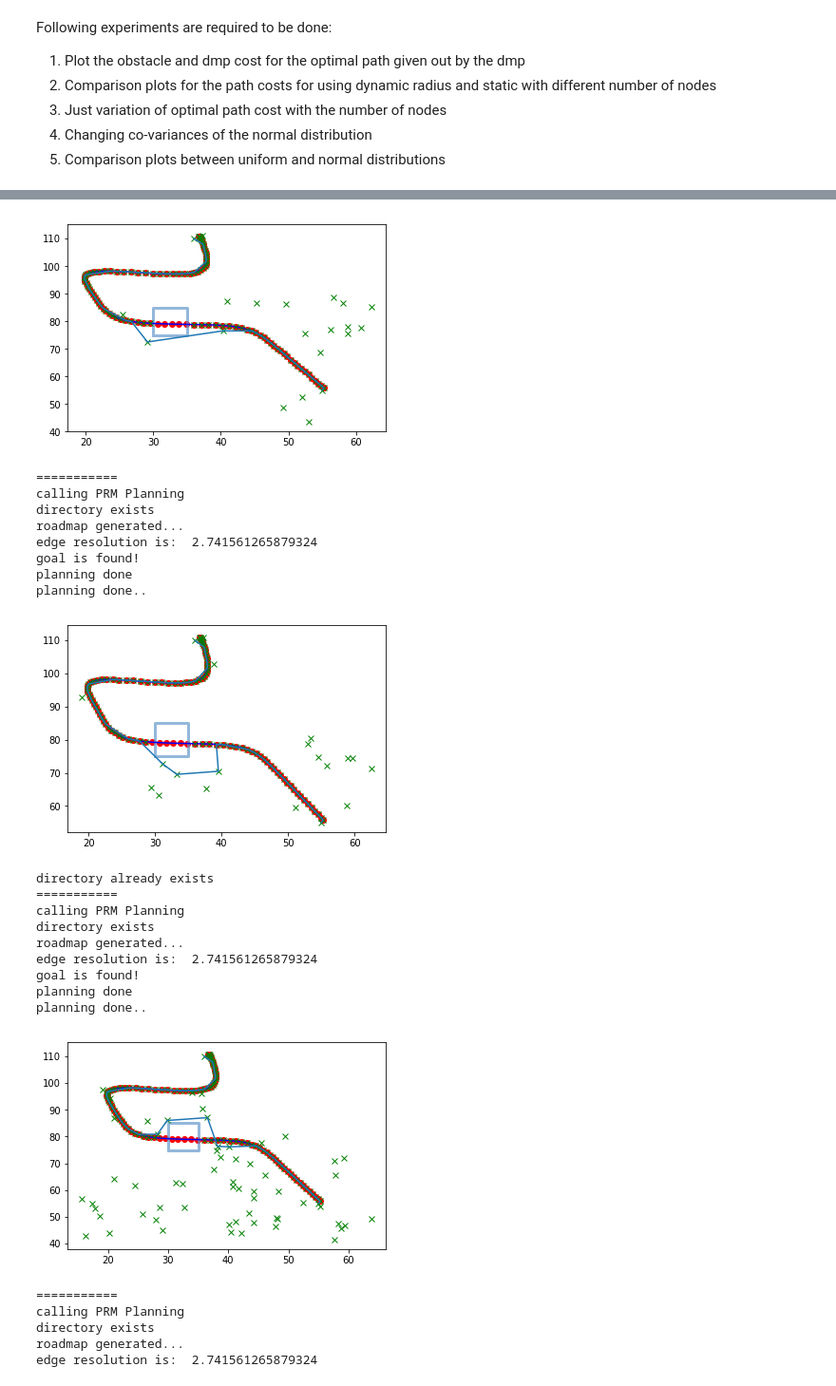
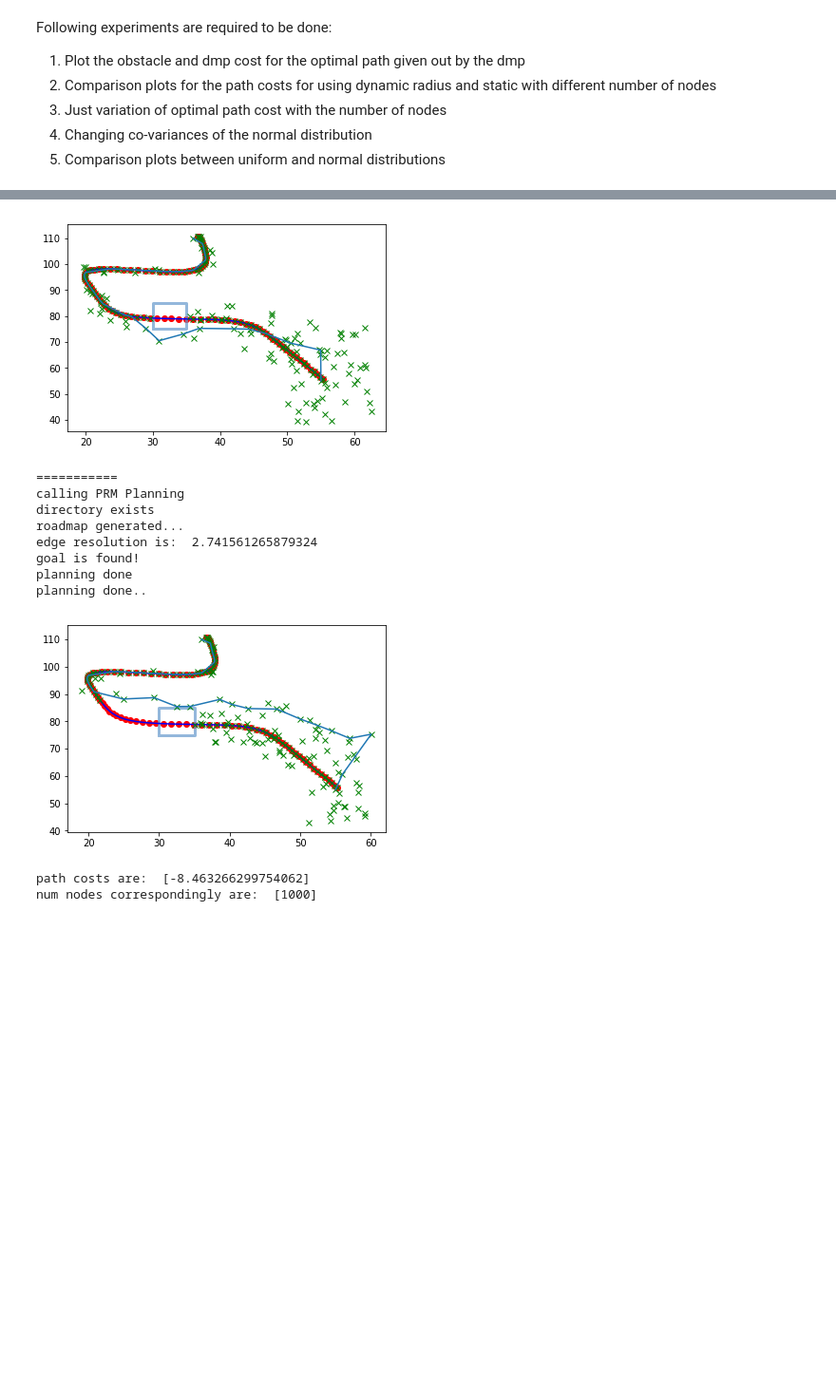
Before and after one commit to gutsy-robot/pydmps, a Jupyter notebook: pydmps/dmp_obstacle_avoidance_algo.ipynb, the cells around one changed output, grey strips where cells are left out. Shown at 95% size. Saved outputs shown, nothing was run; the diff lists cells and outputs as text; code cells hidden in the pictures; blank space fills up the shorter version.

Commit message:
added prm ucb plotting and cost discretisation

```diff
--- a/pydmps/dmp_obstacle_avoidance_algo.ipynb
+++ b/pydmps/dmp_obstacle_avoidance_algo.ipynb
@@ -879,7 +879,8 @@ def PRM_planning(sx, sy, gx, gy, obstacles, dmp=None, dmp_vel=None,
     rx, ry, cost, inc_cost, obst_cost = dijkstra_planning(sx, sy, gx, gy, road_map,
                                                           sample_x, sample_y, obstacles, dmp, dmp_vel,
                                                           edge_resolution_factor=edge_resolution_factor,
-                                                          use_obstacle_cost=True, deviation_penalty=deviation_penalty)
+                                                          use_obstacle_cost=use_obstacle_cost,
+                                                          deviation_penalty=deviation_penalty)
     dij_plan_time = time.time() - st_time
     # print("time taken by dijkstra's planning is: ", dij_plan_time)
     print("planning done")
@@ -915,17 +916,17 @@ def generate_roadmap(sample_x, sample_y, obstacles, dynamic_radius=True, scenari
 
     for (i, ix, iy) in zip(range(nsample), sample_x, sample_y):
 
-        gamma = 40.0
+        gamma = neighbor_radius
         if dynamic_radius:
             if i == 0 or i == 1:
-                search_radius = 40.0
+                search_radius = neighbor_radius
             else:
                 # since it is a 2D configuration space we will use power 0.5 for the asymptotically optimal case.
                 search_radius = gamma * pow((log(i)/ i), 0.5)
                 # print("optimal search radius is: ", search_radius)
 
         else:
-            search_radius = 40.0
+            search_radius = neighbor_radius
 
         st_time = time.time()
         index = skdtree.search_in_distance(np.array([ix, iy]), search_radius)
@@ -1030,8 +1031,8 @@ def dijkstra_planning(sx, sy, gx, gy, road_map, sample_x, sample_y, obstacles, d
                     incremental_cost = 0
                     obstacle_cost = 0
                     for i in range(1, k):
-                        del_x = (i * current.x + (k - i) * sample_x[n_id])/k
-                        del_y = (i * current.y + (k - i) * sample_x[n_id])/k
+                        del_x = (i * current.x + (k - i) * sample_x[n_id])/k - pts[-1][0]
+                        del_y = (i * current.y + (k - i) * sample_x[n_id])/k - pts[-1][1]
                         cost, inc_cost, obst_cost = calculate_dmp_cost(pts[-1][0], pts[-1][1],
                                                                        del_x, del_y, dmp, dmp_vel,
                                                                        obstacles=obstacles,
@@ -1042,7 +1043,7 @@ def dijkstra_planning(sx, sy, gx, gy, road_map, sample_x, sample_y, obstacles, d
                         obstacle_cost += obst_cost
                         incremental_cost += inc_cost
 
-                        pts.append((current.x + del_x, current.y + del_y))
+                        pts.append((pts[-1][0] + del_x, pts[-1][1] + del_y))
 
                 else:
                     dmp_cost, incremental_cost, obstacle_cost = calculate_dmp_cost(current.x, current.y,
@@ -1067,6 +1068,7 @@ def dijkstra_planning(sx, sy, gx, gy, road_map, sample_x, sample_y, obstacles, d
             if n_id in openset:
                 if openset[n_id].cost > node.cost:
                     openset[n_id].cost = node.cost
+                    # openset[n_id].incremental_cost = incremental_cost
                     openset[n_id].pind = c_id
             else:
                 openset[n_id] = node
@@ -1279,7 +1192,7 @@ Following experiments are required to be done:
 # variation with number of nodes in uniform distribution in case of dynamic radius
 main_dir = "num_nodes_variation"
 
-num_nodes_array = [100, 200, 500]
+num_nodes_array = [1000]
 path_costs = []
 num_points = []
 for i in range(0, len(num_nodes_array)):
@@ -1355,47 +1268,34 @@ for i in range(0, len(num_nodes_array)):
 
         if rx[0] == goal_x and ry[0] == goal_y:
             p_cost.append(path_cost)
 
     if len(p_cost) > 0:
         path_costs.append(mean(p_cost))
         num_points.append(num_nodes_array[i])
 
 
 
 print("path costs are: ", path_costs)
 print("num nodes correspondingly are: ", num_points)
 # %% [output]
 directory already exists
 ===========
 calling PRM Planning
 directory exists
 roadmap generated...
 edge resolution is:  2.741561265879324
 goal is found!
 planning done
 planning done..
-[figure, old version]
+[figure, new version]
 ===========
 calling PRM Planning
 directory exists
 roadmap generated...
 edge resolution is:  2.741561265879324
 goal is found!
 planning done
 planning done..
-[figure, old version]
+[figure, new version]
-directory already exists
-===========
-calling PRM Planning
-directory exists
-roadmap generated...
-edge resolution is:  2.741561265879324
-goal is found!
-planning done
-planning done..
+path costs are:  [-8.463266299754062]
+num nodes correspondingly are:  [1000]
-[figure, removed]
-===========
-calling PRM Planning
-directory exists
-roadmap generated...
-edge resolution is:  2.741561265879324
```
Also changed, not shown: parts of 7 cells of this notebook.
